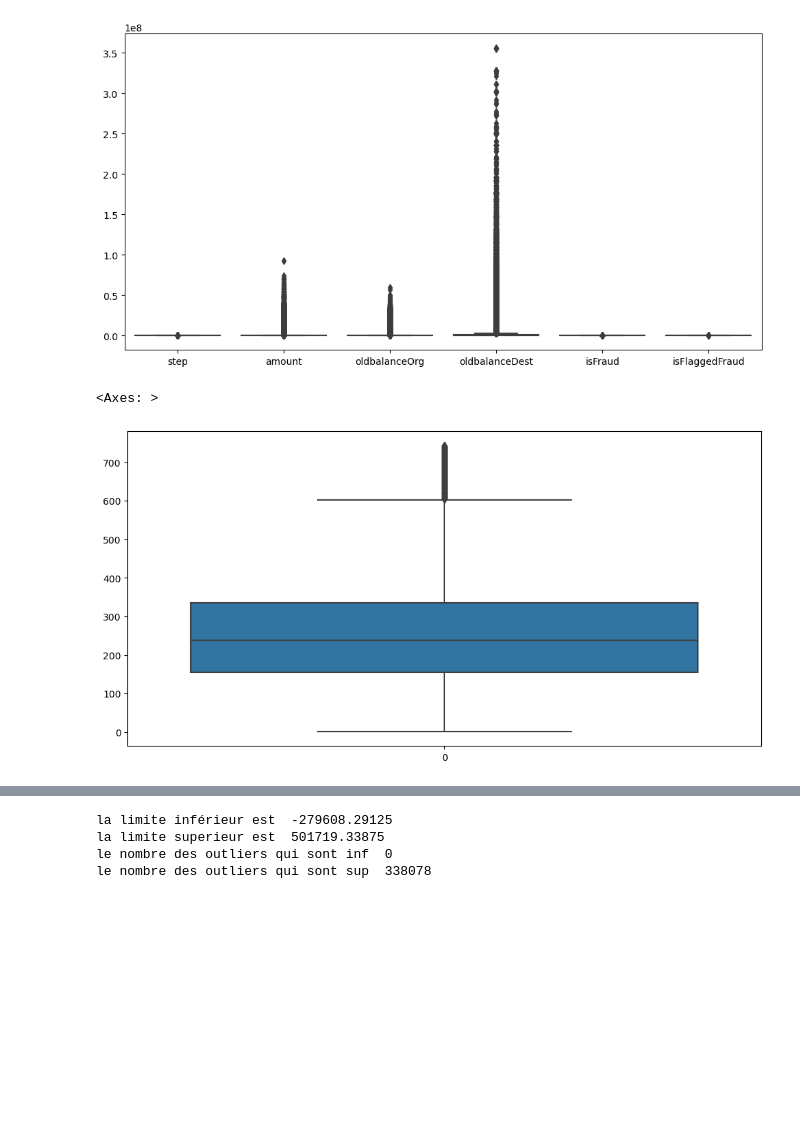
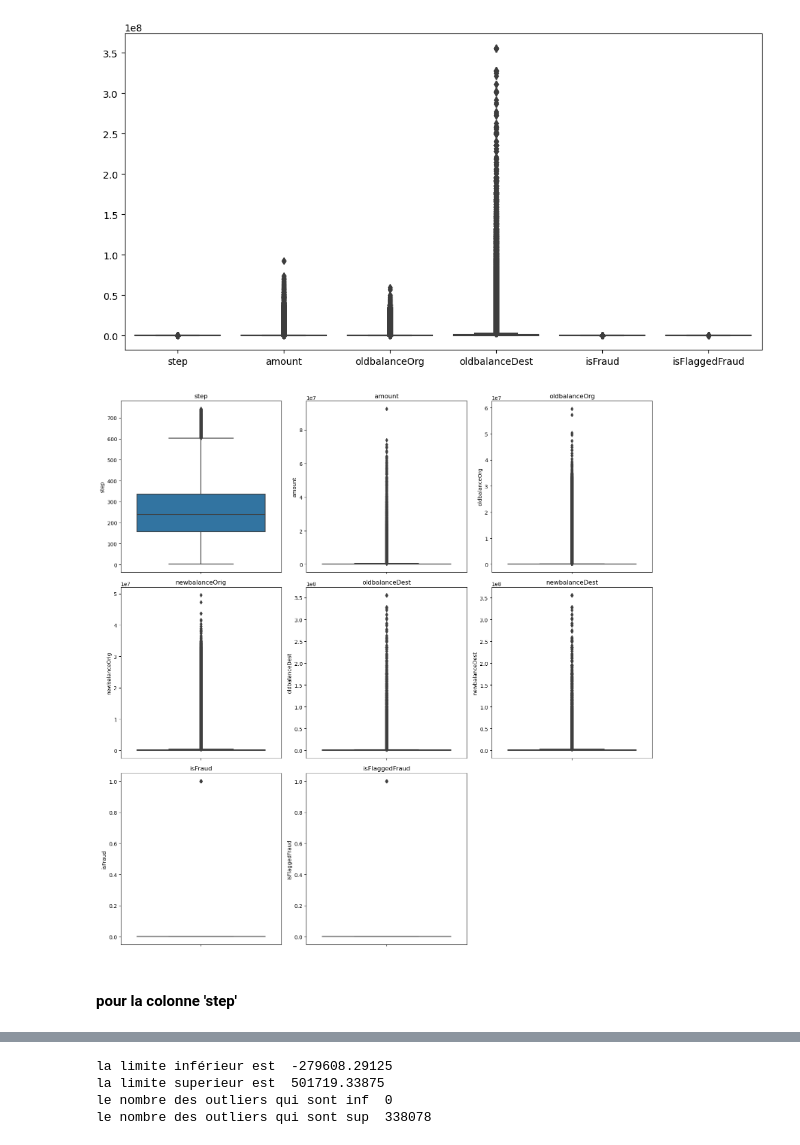
Before and after one commit to mohammedbourkache/PFE_detection_fraudes_DS_1, a Jupyter notebook: carte_credit_pfe.ipynb, the cells around one changed output, grey strips where cells are left out. Drawn from its saved outputs; the diff is of its cells as text; code cells hidden in the pictures; blank space fills up the shorter version.

Commit message:
Update carte_credit_pfe.ipynb
step , nameOrig

```diff
--- a/carte_credit_pfe.ipynb
+++ b/carte_credit_pfe.ipynb
@@ -506,10 +509,23 @@ sns.boxplot(df2)
 plt.show()
 # %% [output]
 [figure]
-# %%
- # pour 'step' , on va voir en détails
-fig = plt.figure(figsize=(12,6))
-sns.boxplot(df2['step'])
-# %% [output]
-<Axes: >
-[figure, removed]
+# %%
+
+# on va voir en détails
+coll = [i for i in co.columns]
+
+fig, axes = plt.subplots(nrows=3, ncols=3, figsize=(15, 15))
+
+for i, col_name in enumerate(coll):
+    row = i // 3
+    col = i % 3
+
+    sns.boxplot(y=co[col_name], ax=axes[row][col]).set_title(col_name)
+
+fig.delaxes(axes.flatten()[len(coll)])
+plt.tight_layout()
+plt.show()
+# %% [output]
+[figure, added]
+# %% [markdown]
+#### pour la colonne 'step'
```
Also changed, not shown: parts of 31 cells of this notebook.
